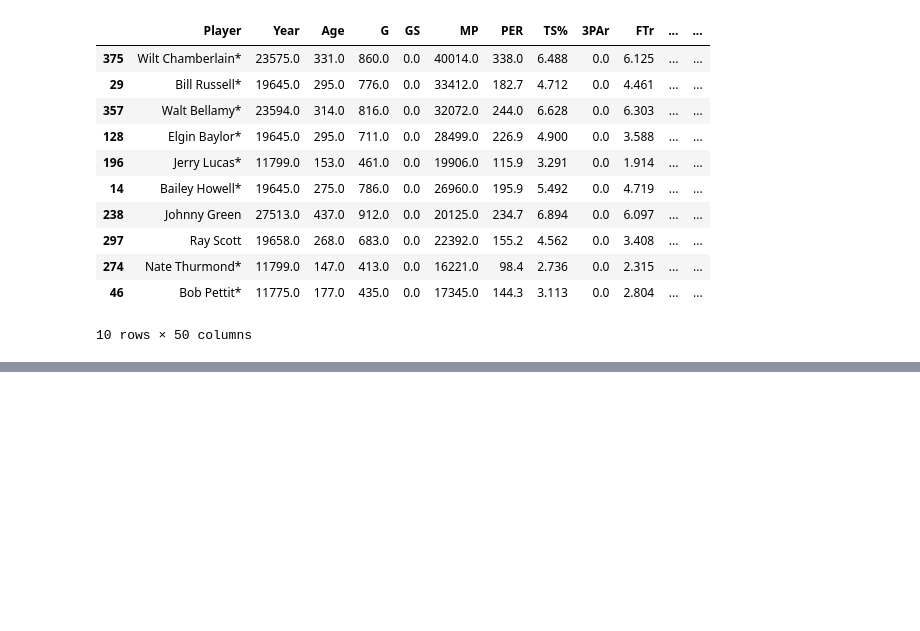
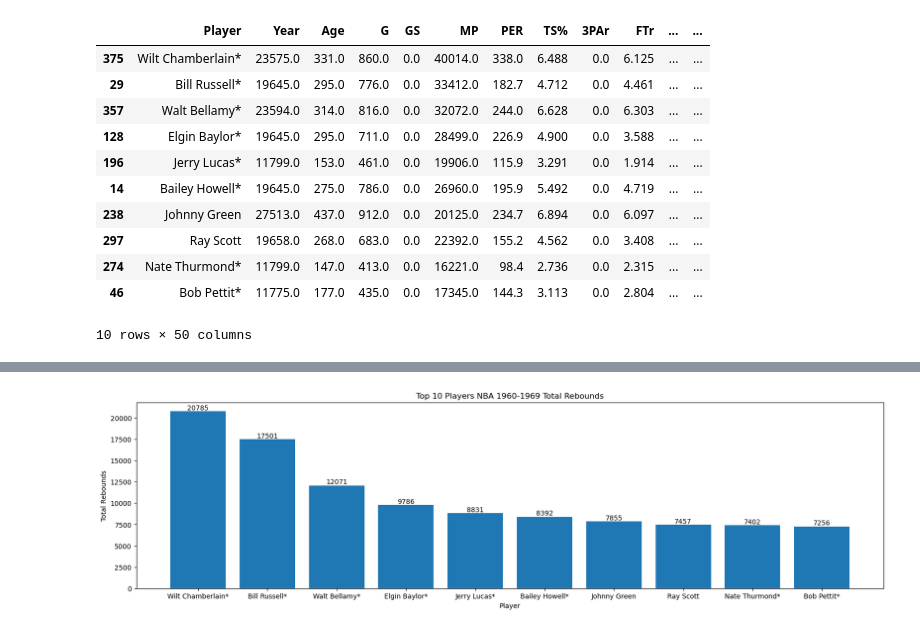
Before and after one commit to AliBailoun234/Final_project, a Jupyter notebook: Analysis.ipynb, the cells around one changed output, grey strips where cells are left out. Drawn from its saved outputs; the diff is of its cells as text; code cells hidden in the pictures; blank space fills up the shorter version.

```diff
--- a/Analysis.ipynb
+++ b/Analysis.ipynb
@@ -225,0 +182,14 @@ fig.show()
+# %%
+df_maxrebounds=Stats_by_Player_total.sort_values(['TRB'], ascending=False)
+df_maxrebounds = df_maxrebounds[0:10]
+
+fig, ax = plt.subplots(figsize=(20, 5))
+width=0.3
+g=ax.bar(df_maxrebounds['Player'],df_maxrebounds['TRB'])
+ax.set_xlabel("Player")
+ax.set_ylabel("Total Rebounds")
+ax.bar_label(g, label_type="edge")
+plt.title("Top 10 Players NBA 1960-1969 Total Rebounds")
+plt.show()
+# %% [output]
+[figure, added]
```
Also changed, not shown: parts of 8 cells of this notebook.
